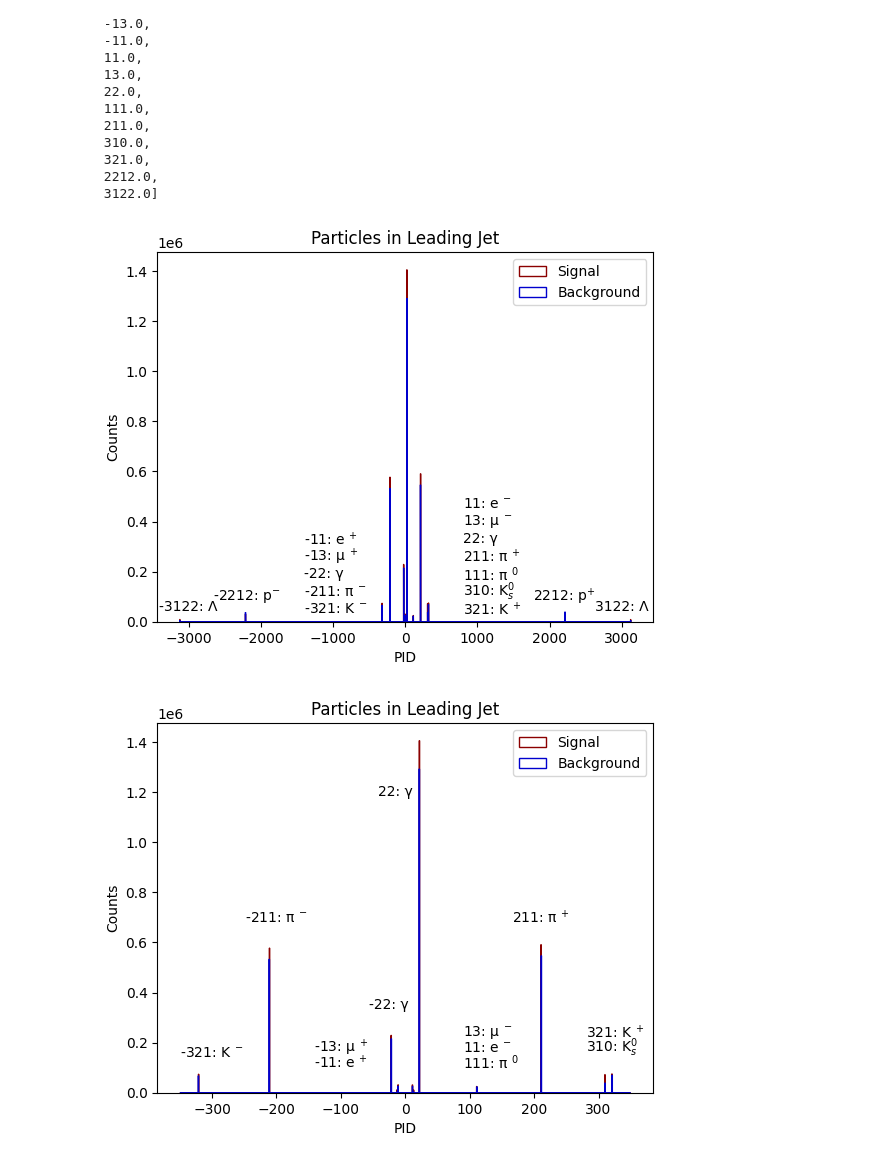
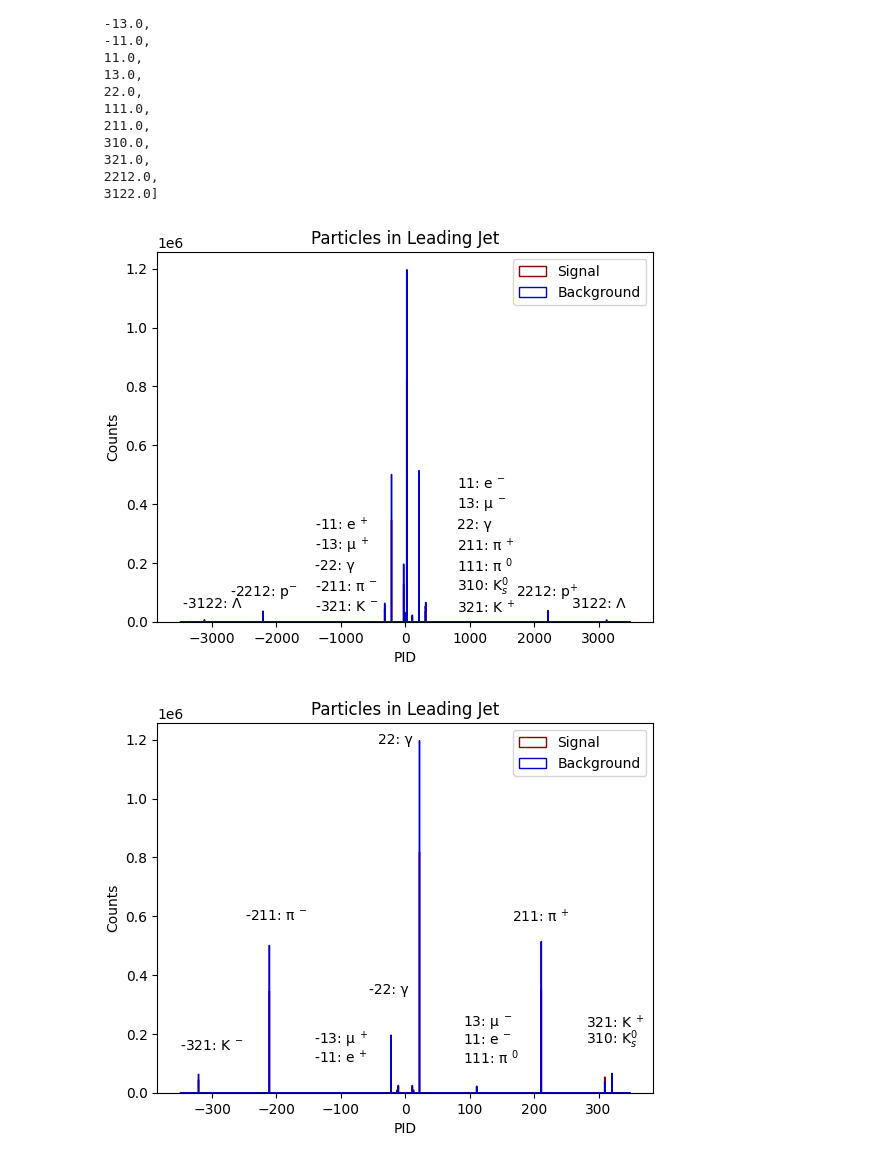
Before and after one commit to gpesticci/Jet-GNN, a Jupyter notebook: plots.ipynb, the cells around one changed output. Saved outputs shown, nothing was run; the diff lists cells and outputs as text; code cells hidden in the pictures.

```diff
--- a/plots.ipynb
+++ b/plots.ipynb
@@ -124,11 +159,11 @@ plt.title('Daughters in Each Jet');
 sig_list = []
 bkg_list = []
 
-for i, row in org_sig_df.iterrows():
+for i, row in sig_df.iterrows():
     numbers = [float(num.strip()) for num in row['Jet0_Daughters_ID'].strip('[]').split(',')]
     sig_list.extend(numbers)
 
-for i, row in org_bkg_df.iterrows():
+for i, row in bkg_df.iterrows():
     numbers = [float(num.strip()) for num in row['Jet0_Daughters_ID'].strip('[]').split(',')]
     bkg_list.extend(numbers)
 # %%
@@ -216,40 +251,40 @@ bkg_ids
  3122.0]
 # %%
 # Plot of Jet 0 Daughters PID (not including some outliers)
-plt.hist(sig_list, label='Signal', bins='auto', range=None, histtype='step', color='darkred')
-plt.hist(bkg_list, label='Background', bins='auto', range=None, histtype='step', color='mediumblue')
+plt.hist(sig_list, label='Signal', bins=1000, range=[-3500,3500], histtype='step', color='darkred')
+plt.hist(bkg_list, label='Background', bins=1000, range=[-3500,3500], histtype='step', color='mediumblue')
 
 plt.text(-3000, 60000, '-3122: Λ', horizontalalignment='center', verticalalignment='center')
 plt.text(-2200, 100000, '-2212: p$^{-}$', horizontalalignment='center', verticalalignment='center')
 plt.text(-1400, 50000, '-321: K $^{-}$', horizontalalignment='left', verticalalignment='center')
 plt.text(-1400, 120000, '-211: π $^{-}$', horizontalalignment='left', verticalalignment='center')
 plt.text(-1400, 190000, '-22: γ', horizontalalignment='left', verticalalignment='center')
 plt.text(-1400, 260000, '-13: µ $^{+}$', horizontalalignment='left', verticalalignment='center')
 plt.text(-1400, 330000, '-11: e $^{+}$', horizontalalignment='left', verticalalignment='center')
 
 plt.text(800, 470000, '11: e $^{-}$', horizontalalignment='left', verticalalignment='center')
 plt.text(800, 400000, '13: µ $^{-}$', horizontalalignment='left', verticalalignment='center')
 plt.text(800, 330000, '22: γ', horizontalalignment='left', verticalalignment='center')
 plt.text(800, 260000, '211: π $^{+}$', horizontalalignment='left', verticalalignment='center')
 plt.text(800, 190000, '111: π $^{0}$', horizontalalignment='left', verticalalignment='center')
 plt.text(800, 120000, '310: K$^{0}_{s}$', horizontalalignment='left', verticalalignment='center')
 plt.text(800, 50000, '321: K $^{+}$', horizontalalignment='left', verticalalignment='center')
 plt.text(2200, 100000, '2212: p$^{+}$', horizontalalignment='center', verticalalignment='center')
 plt.text(3000, 60000, '3122: Λ', horizontalalignment='center', verticalalignment='center')
 
 plt.xlabel('PID');
 plt.ylabel('Counts');
 plt.title('Particles in Leading Jet');
 plt.legend(loc='best');
 # %% [output]
-[figure, old version]
+[figure, new version]
 # %%
 # Plot of Daughters PID in range of pions
-plt.hist(sig_list, label='Signal', bins='auto', range=[-350,350], histtype='step', color='darkred')
-plt.hist(bkg_list, label='Background', bins='auto', range=[-350,350], histtype='step', color='mediumblue')
+plt.hist(sig_list, label='Signal', bins=1000, range=[-350,350], histtype='step', color='darkred')
+plt.hist(bkg_list, label='Background', bins=1000, range=[-350,350], histtype='step', color='mediumblue')
 
 plt.text(-300, 160000, '-321: K $^{-}$', horizontalalignment='center', verticalalignment='center')
-plt.text(-200, 700000, '-211: π $^{-}$', horizontalalignment='center', verticalalignment='center')
+plt.text(-200, 600000, '-211: π $^{-}$', horizontalalignment='center', verticalalignment='center')
 plt.text(-25, 350000, '-22: γ', horizontalalignment='center', verticalalignment='center')
 plt.text(-100, 180000, '-13: µ $^{+}$', horizontalalignment='center', verticalalignment='center')
 plt.text(-100, 120000, '-11: e $^{+}$', horizontalalignment='center', verticalalignment='center')
@@ -258,7 +293,7 @@ plt.text(90, 180000, '11: e $^{-}$', horizontalalignment='left', verticalalignme
 plt.text(90, 240000, '13: µ $^{-}$', horizontalalignment='left', verticalalignment='center')
 plt.text(-15, 1200000, '22: γ', horizontalalignment='center', verticalalignment='center')
 plt.text(90, 120000, '111: π $^{0}$', horizontalalignment='left', verticalalignment='center')
-plt.text(211, 700000, '211: π $^{+}$', horizontalalignment='center', verticalalignment='center')
+plt.text(211, 600000, '211: π $^{+}$', horizontalalignment='center', verticalalignment='center')
 plt.text(280, 180000, '310: K$^{0}_{s}$', horizontalalignment='left', verticalalignment='center')
 plt.text(280, 240000, '321: K $^{+}$', horizontalalignment='left', verticalalignment='center')
 
@@ -267,4 +302,4 @@ plt.ylabel('Counts');
 plt.title('Particles in Leading Jet');
 plt.legend(loc='best');
 # %% [output]
-[figure, old version]
+[figure, new version]
```
Also changed, not shown: parts of 32 cells of this notebook, 2 other files.
